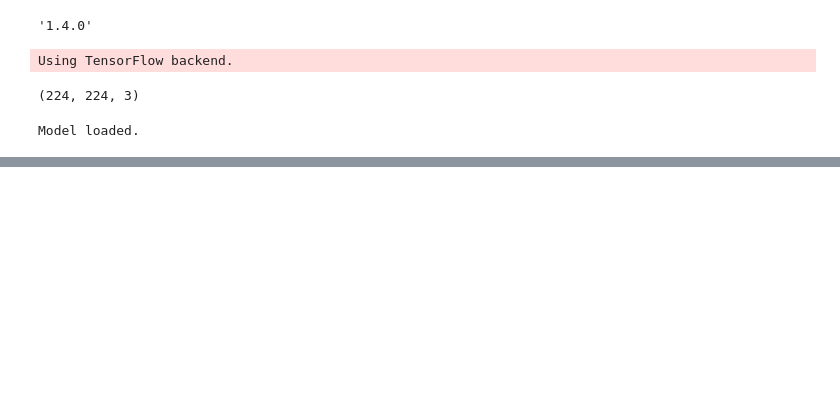
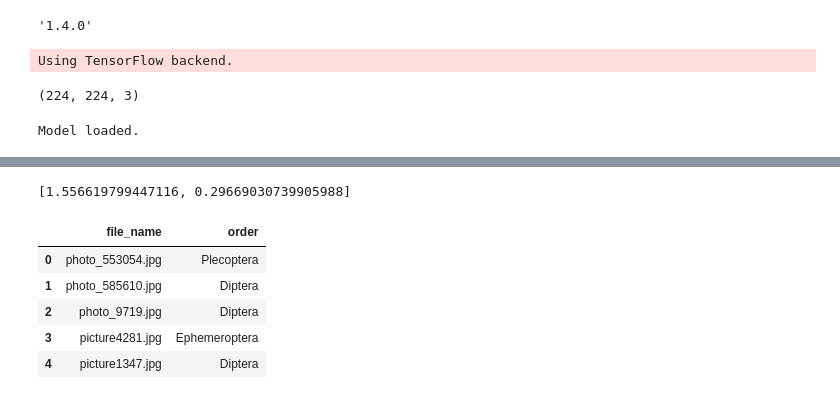
Before and after one commit to timothy-salazar/water-bugs, a Jupyter notebook: src/tensor_vgg.ipynb, the cells around one changed output, grey strips where cells are left out. Drawn from its saved outputs; the diff is of its cells as text; code cells hidden in the pictures; blank space fills up the shorter version.

Commit message:
grabbing jupyter notebook from family and order level classification through vgg

```diff
--- a/src/tensor_vgg.ipynb
+++ b/src/tensor_vgg.ipynb
@@ -138,0 +188,15 @@ print(sys.executable)
+# %%
+model.evaluate_generator(validation_generator,steps=26)
+# %% [output]
+[1.556619799447116, 0.29669030739905988]
+# %%
+import pandas as pd
+df = pd.read_csv('../data/test/xy.txt')
+df.head()
+# %% [output]
+|  | file_name | order |
+| 0 | photo_553054.jpg | Plecoptera |
+| 1 | photo_585610.jpg | Diptera |
+| 2 | photo_9719.jpg | Diptera |
+| 3 | picture4281.jpg | Ephemeroptera |
+| 4 | picture1347.jpg | Diptera |
```
Also changed, not shown: parts of 45 cells of this notebook, 3 other files.
